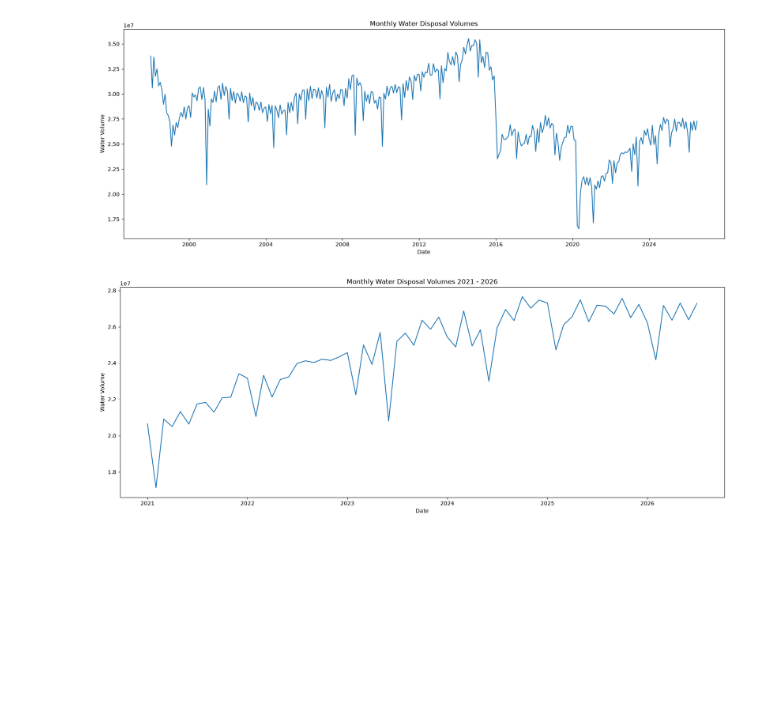
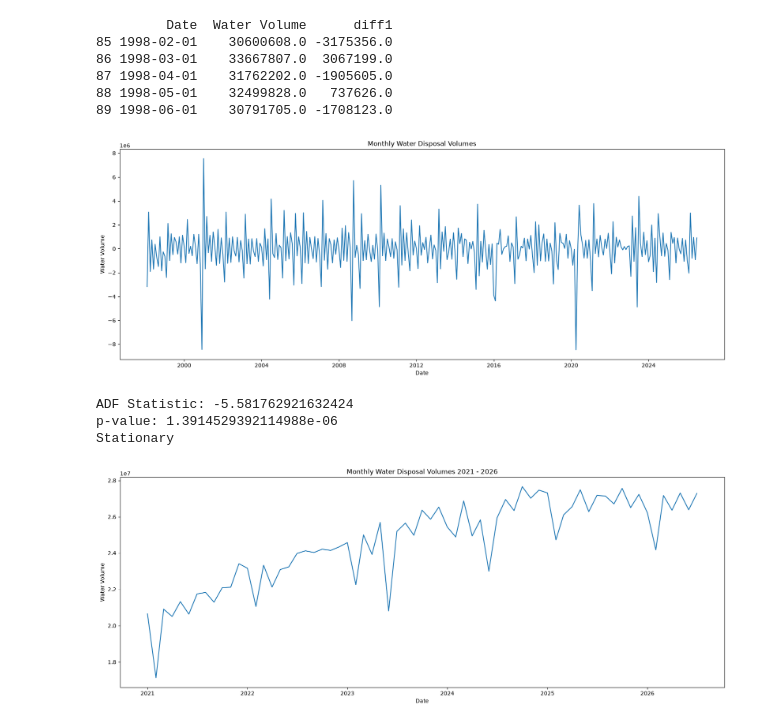
Before and after one commit to L0GN82/SARIMA, a Jupyter notebook: SARIMA.ipynb, the cells around one changed output. Cells and saved outputs as stored; diff of their text form; code cells hidden in the pictures; blank space fills up the shorter version.

```diff
--- a/SARIMA.ipynb
+++ b/SARIMA.ipynb
@@ -14,35 +23,57 @@ import os
 original_df = pd.read_excel(r"C:\Users\LoganFrideley\East Texas Salt Water Disposal Company\Finance - Documents\Water Disposal History.xlsx")
 
 monthly_water_vols = original_df[['Month/ Year', 'Total Disposed Water Volume']].copy()
 
 # Filter out all Na values for water volumes.
 monthly_water_vols = monthly_water_vols[~monthly_water_vols['Total Disposed Water Volume'].isna()]
 
 # Changing column names to 'Water Volume'
 monthly_water_vols['Water Volume'] = monthly_water_vols['Total Disposed Water Volume']
 
 # Changing column name to Date and also making the type datetime64
 monthly_water_vols['Date'] = monthly_water_vols['Month/ Year']
 monthly_water_vols['Date'] = pd.to_datetime(monthly_water_vols['Date'])
 
 # Dropping the old columns
 monthly_water_vols = monthly_water_vols.drop(columns = ['Total Disposed Water Volume', 'Month/ Year'])
 # Changing the order of the columns
 monthly_water_vols = monthly_water_vols.loc[:, ['Date', 'Water Volume']]
 
+#Differenced the data by 1 and the set is stationary.
+monthly_water_vols['diff1'] = monthly_water_vols['Water Volume'].diff(1)
+cleaned = monthly_water_vols.dropna()
+print(cleaned.head())
 
 # Data is clean from the SARIMA script, I must figure out how to plot this data.
 
 fig, ax = plt.subplots(figsize=(20,7))
 
-ax.plot(monthly_water_vols['Date'], monthly_water_vols['Water Volume'], label = 'Water Disposal Volume')
+ax.plot(monthly_water_vols['Date'], monthly_water_vols['diff1'], label = 'Water Disposal Volume')
 ax.set_title('Monthly Water Disposal Volumes')
 ax.set_xlabel('Date')
 ax.set_ylabel('Water Volume')
 fig.savefig("Monthly Water Volumes")
 plt.show()
+
+def check_stationarity(timeseries):
+    result = adfuller(timeseries, autolag = 'AIC')
+    p_value = result[1]
+    print(f'ADF Statistic: {result[0]}')
+    print(f'p-value: {p_value}')
+    print('Stationary' if p_value < 0.05 else 'Non-stationary')
+
+check_stationarity(cleaned['diff1'])
 # %% [output]
+         Date  Water Volume      diff1
+85 1998-02-01    30600608.0 -3175356.0
+86 1998-03-01    33667807.0  3067199.0
+87 1998-04-01    31762202.0 -1905605.0
+88 1998-05-01    32499828.0   737626.0
+89 1998-06-01    30791705.0 -1708123.0
-[figure, old version]
+[figure, new version]
+ADF Statistic: -5.581762921632424
+p-value: 1.3914529392114988e-06
+Stationary
 # %%
 
 
```
Also changed, not shown: parts of 4 cells of this notebook, 15 other files.
